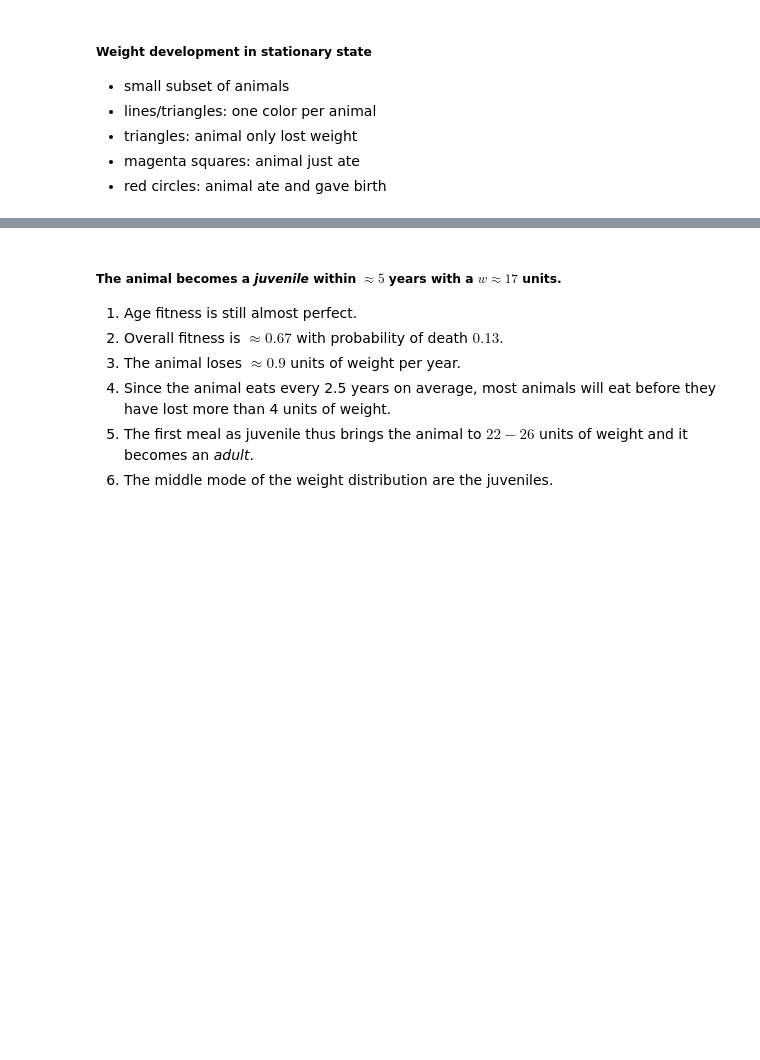
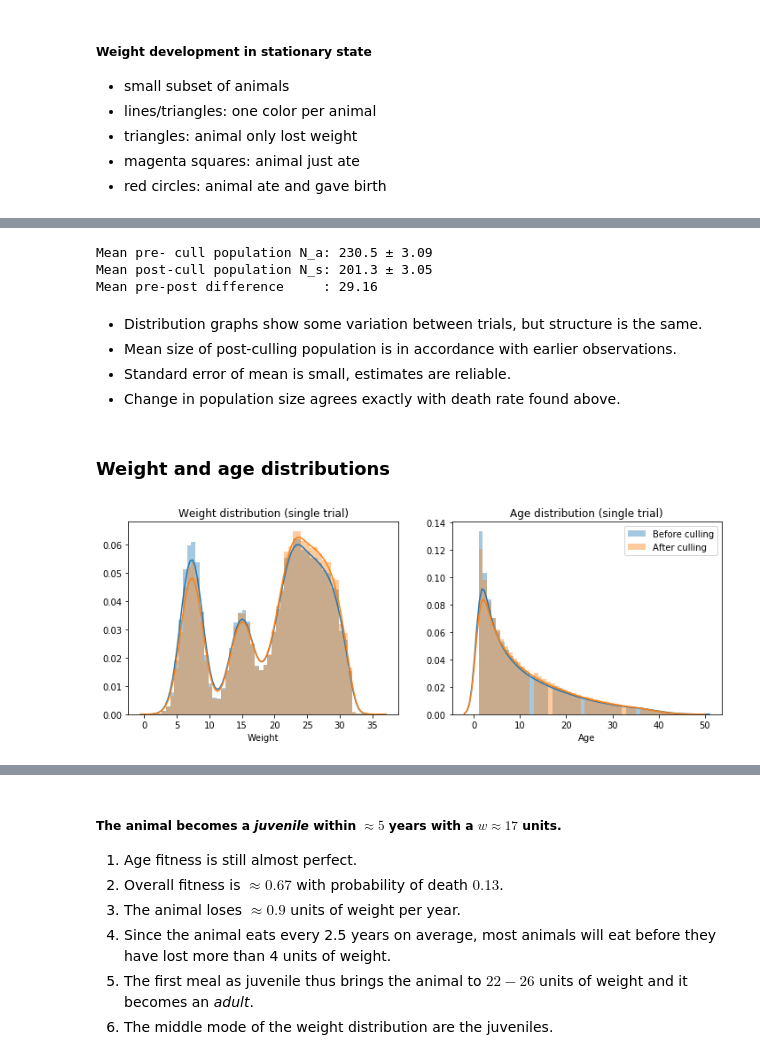
Before and after one commit to heplesser/nmbu_inf200_june2020, a Jupyter notebook: lectures/INF200_H19_J06_ModelDynamics.ipynb, the cells around one changed output, grey strips where cells are left out. Cells and saved outputs as stored; diff of their text form; code cells hidden in the pictures; blank space fills up the shorter version.

```diff
--- a/lectures/INF200_H19_J06_ModelDynamics.ipynb
+++ b/lectures/INF200_H19_J06_ModelDynamics.ipynb
@@ -648,0 +571,39 @@ Very nice agreement with normal distribution, with slight deviation at lower tai
+# %%
+cnt_stat = np.array([(h.cnt_all.mean(), h.cnt_all.std(),
+                      h.cnt_srv.mean(), h.cnt_srv.std())
+                     for h in hd])
+
+Na_mean = cnt_stat[:, 0].mean()
+Ns_mean = cnt_stat[:, 2].mean()
+Na_sem = np.sqrt((cnt_stat[:, 1]**2).mean()/(n_trials-1))
+Ns_sem = np.sqrt((cnt_stat[:, 3]**2).mean()/(n_trials-1))
+
+print(f'Mean pre- cull population N_a: {Na_mean:.1f} ± {Na_sem:.2f}')
+print(f'Mean post-cull population N_s: {Ns_mean:.1f} ± {Ns_sem:.2f}')
+print( 'Mean pre-post difference     : {:.2f}'.format(Na_mean-Ns_mean))
+# %% [output]
+Mean pre- cull population N_a: 230.5 ± 3.09
+Mean post-cull population N_s: 201.3 ± 3.05
+Mean pre-post difference     : 29.16
+# %% [markdown]
+- Distribution graphs show some variation between trials, but structure is the same.
+- Mean size of post-culling population is in accordance with earlier observations.
+- Standard error of mean is small, estimates are reliable.
+- Change in population size agrees exactly with death rate found above.
+# %% [markdown]
+### Weight and age distributions
+# %%
+plt.subplot(1, 2, 1)
+sns.distplot(hd[0].wc_all, label='Before culling')
+sns.distplot(hd[0].wc_srv, label='After culling')
+plt.xlabel('Weight');
+plt.title('Weight distribution (single trial)');
+
+plt.subplot(1, 2, 2)
+sns.distplot(hd[0].ac_all, label='Before culling')
+sns.distplot(hd[0].ac_srv, label='After culling')
+plt.xlabel('Age');
+plt.legend();
+plt.title('Age distribution (single trial)');
+# %% [output]
+[figure, added]
```
Also changed, not shown: parts of 96 cells of this notebook, 22 other files.
